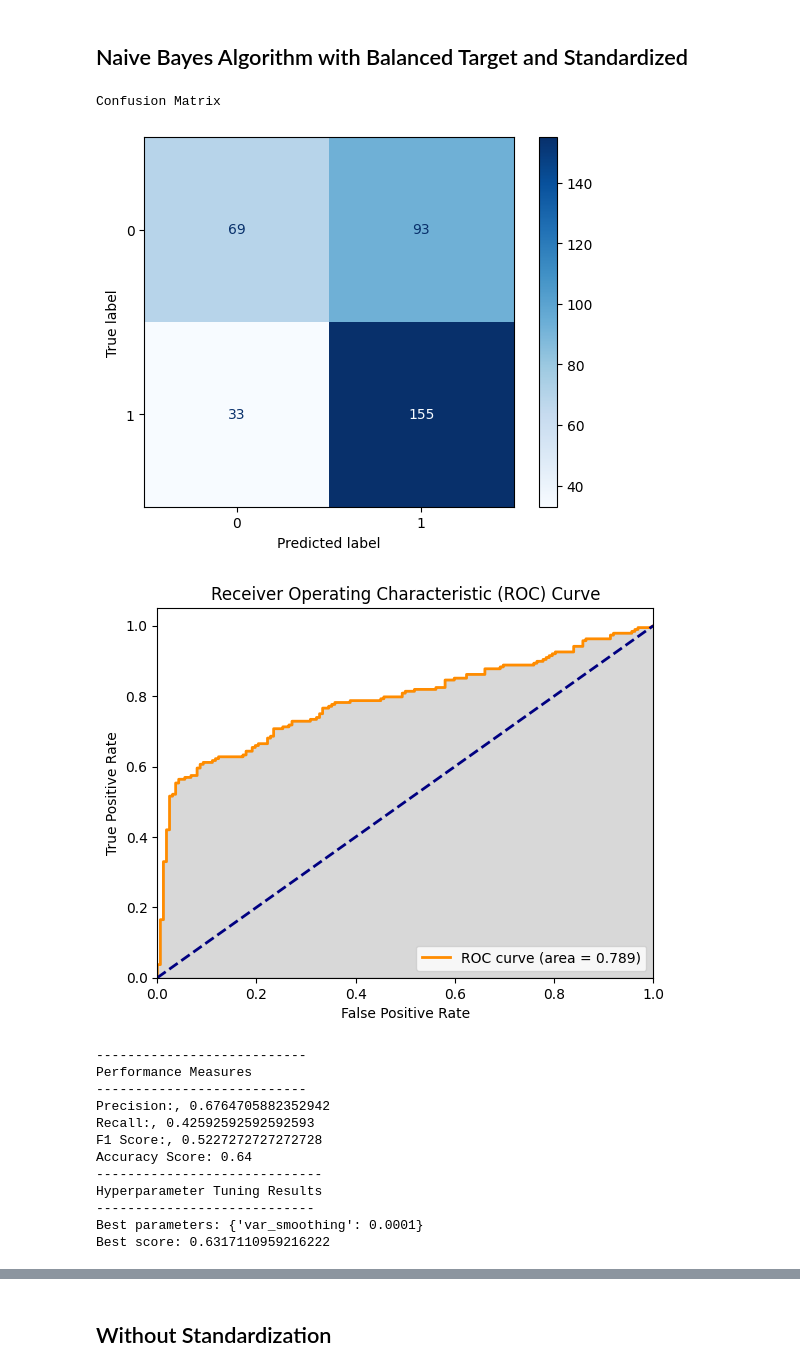
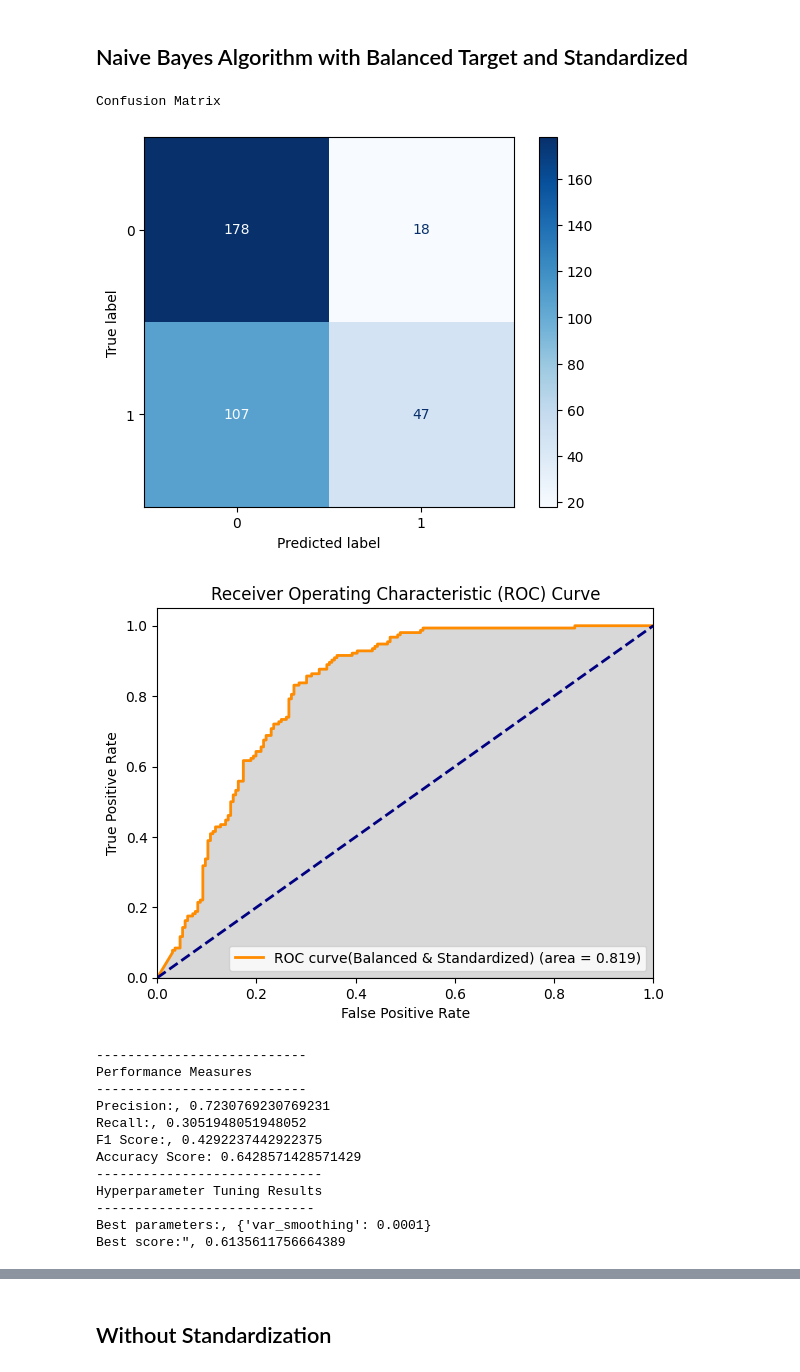
Before and after one commit to lopez-Luis89/Credit, a Jupyter notebook: Team Project AAI 501.ipynb, the cells around one changed output, grey strips where cells are left out. Saved outputs shown, nothing was run; the diff lists cells and outputs as text; code cells hidden in the pictures.

Commit message:
Added score simulations

```diff
--- a/Team Project AAI 501.ipynb
+++ b/Team Project AAI 501.ipynb
@@ -584,7 +584,11 @@ df_encoded = df_encoded.drop(columns='other_installments', axis= 1)
 ## Naive Bayes Algorithm With Standardization
 # %%
 x = df_encoded.drop(columns='class',axis =1)
+mapping_dict = {1: 1, 2: 0}
+df_encoded['class'] = df_encoded['class'].map(mapping_dict)
 y = df_encoded['class']
+
+#1 is Good, 0 is bad
 # %%
 from sklearn.model_selection import train_test_split
 from sklearn.preprocessing import StandardScaler
@@ -710,48 +755,48 @@ disp.plot(cmap='Blues', include_values=True)
 plt.show();
 
 #Plotting ROC Curve
 y_pred_proba = n_b_best.predict_proba(xtest)[:, 1]
-fpr, tpr, thresholds = roc_curve(y_test, y_pred_proba, pos_label=2)
+fpr, tpr, thresholds = roc_curve(y_test, y_pred_proba, pos_label=1)
 roc_auc = auc(fpr, tpr)
 
 
 plt.figure()
-plt.plot(fpr, tpr, color='darkorange', lw=2, label=f'ROC curve (area = {round(roc_auc,3)})')
+plt.plot(fpr, tpr, color='darkorange', lw=2, label=f'ROC curve(Balanced & Standardized) (area = {round(roc_auc,3)})')
 plt.fill_between(fpr, tpr, color='gray', alpha=0.3)
 plt.plot([0, 1], [0, 1], color='navy', lw=2, linestyle='--')
 plt.xlim([0.0, 1.0])
 plt.ylim([0.0, 1.05])
 plt.xlabel('False Positive Rate')
 plt.ylabel('True Positive Rate')
 plt.title('Receiver Operating Characteristic (ROC) Curve')
 plt.legend(loc="lower right")
 plt.show();
 
 print('---------------------------')
 print('Performance Measures')
 print('---------------------------')
 print(f'Precision:, {precision}')
 print(f'Recall:, {recall}')
 print(f'F1 Score:, {f1}')
 print(f'Accuracy Score: {scores}')
 print('-----------------------------')
 print('Hyperparameter Tuning Results')
 print('----------------------------')
-print("Best parameters:", grid_search.best_params_)
-print("Best score:", grid_search.best_score_)
+print(f'Best parameters:, {grid_search.best_params_}')
+print(f'Best score:", {grid_search.best_score_}')
 # %% [output]
 Confusion Matrix
-[figure, old version]
+[figure, new version]
-[figure, old version]
+[figure, new version]
 ---------------------------
 Performance Measures
 ---------------------------
-Precision:, 0.6764705882352942
-Recall:, 0.42592592592592593
-F1 Score:, 0.5227272727272728
-Accuracy Score: 0.64
+Precision:, 0.7230769230769231
+Recall:, 0.3051948051948052
+F1 Score:, 0.4292237442922375
+Accuracy Score: 0.6428571428571429
 -----------------------------
 Hyperparameter Tuning Results
 ----------------------------
-Best parameters: {'var_smoothing': 0.0001}
-Best score: 0.6317110959216222
+Best parameters:, {'var_smoothing': 0.0001}
+Best score:", 0.6135611756664389
```
Also changed, not shown: parts of 7 cells of this notebook.
